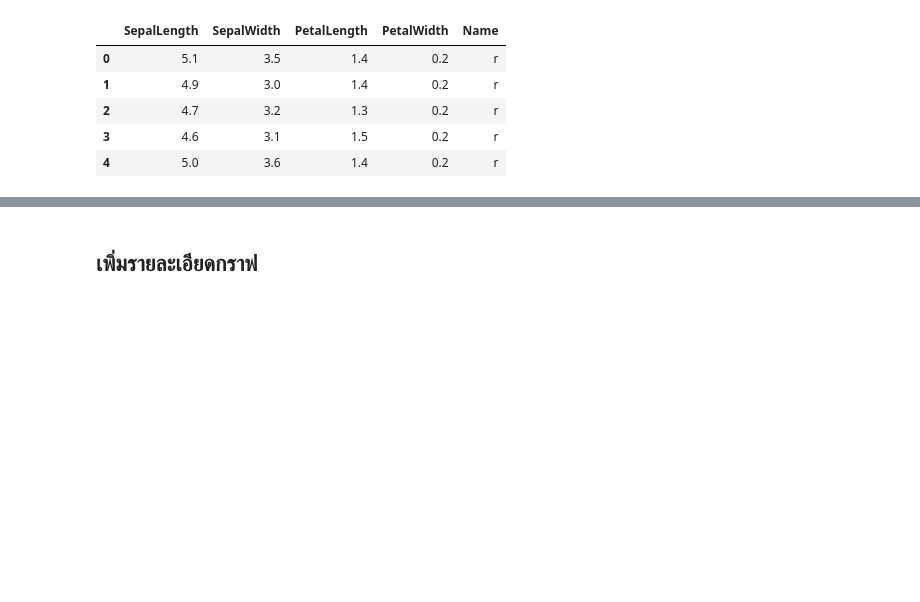
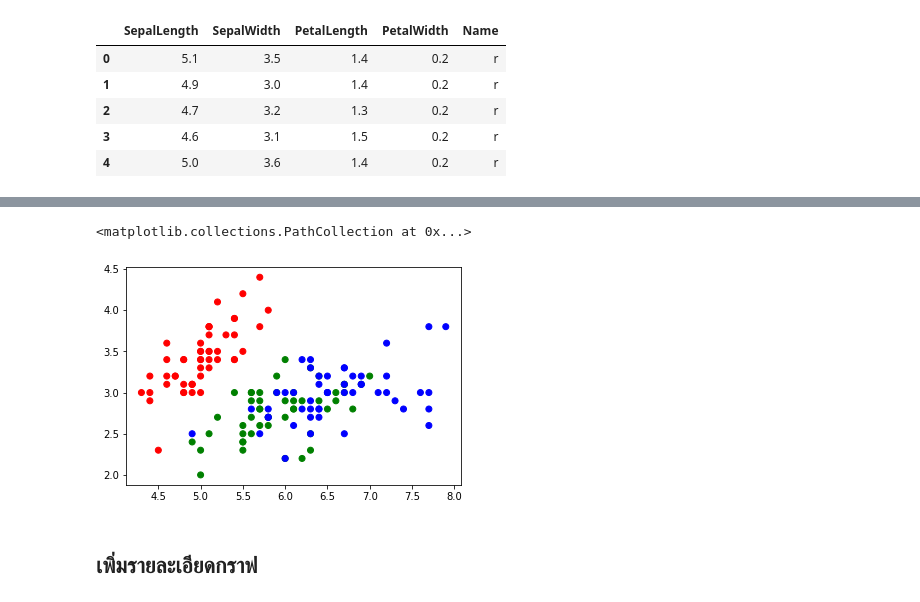
Before and after one commit to NarawitPrathansap/BasicProg_DataViz65, a Jupyter notebook: DataViz02_Data_Distribution_.ipynb, the cells around one changed output, grey strips where cells are left out. Cells and saved outputs as stored; diff of their text form; code cells hidden in the pictures; blank space fills up the shorter version.

```diff
--- a/DataViz02_Data_Distribution_.ipynb
+++ b/DataViz02_Data_Distribution_.ipynb
@@ -62,3 +62,8 @@ plt.scatter(df2['PetalLength'],df2['SepalWidth'],c=df2['Name'])
+# %%
+plt.scatter(df2['SepalLength'],df2['SepalWidth'],c=df2['Name'])
+# %% [output]
+<matplotlib.collections.PathCollection at 0x...>
+[figure, added]
 # %% [markdown]
 ## เพิ่มรายละเอียดกราฟ
 # %% [markdown]
```
Also changed, not shown: parts of 45 cells of this notebook.
